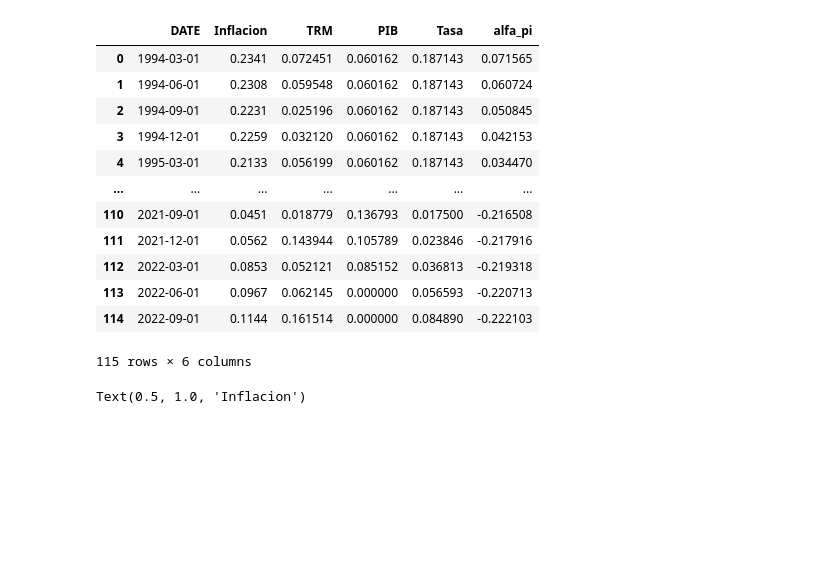
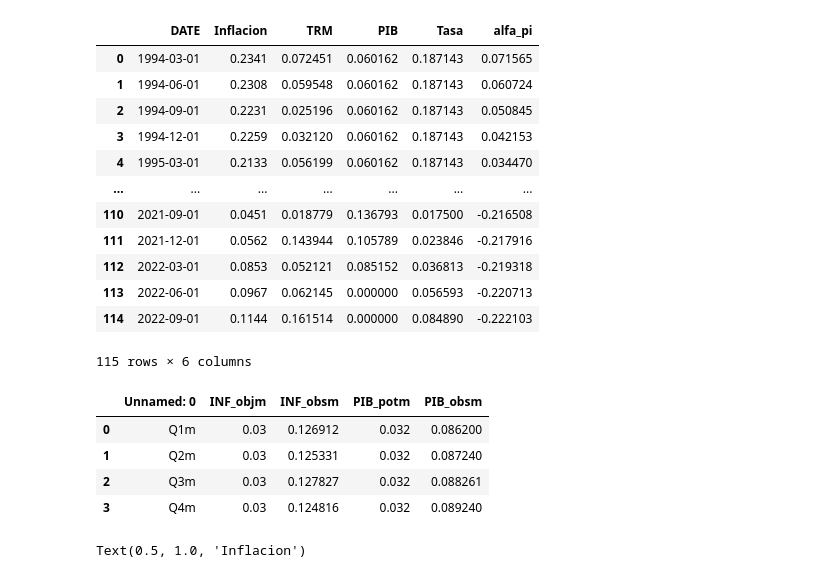
Before and after one commit to LauraCorredor7/Finanzas-Computacionales, a Jupyter notebook: Taller_Final.ipynb, the cells around one changed output. Cells and saved outputs as stored; diff of their text form; code cells hidden in the pictures; blank space fills up the shorter version.

```diff
--- a/Taller_Final.ipynb
+++ b/Taller_Final.ipynb
@@ -41,6 +73,15 @@ df
 | 113 | 2022-06-01 | 0.0967 | 0.062145 | 0.000000 | 0.056593 | -0.220713 |
 | 114 | 2022-09-01 | 0.1144 | 0.161514 | 0.000000 | 0.084890 | -0.222103 |
 115 rows × 6 columns
+# %%
+df1=pd.read_excel("Data.xlsx").dropna()
+df1
+# %% [output]
+|  | Unnamed: 0 | INF_objm | INF_obsm | PIB_potm | PIB_obsm |
+| 0 | Q1m | 0.03 | 0.126912 | 0.032 | 0.086200 |
+| 1 | Q2m | 0.03 | 0.125331 | 0.032 | 0.087240 |
+| 2 | Q3m | 0.03 | 0.127827 | 0.032 | 0.088261 |
+| 3 | Q4m | 0.03 | 0.124816 | 0.032 | 0.089240 |
 # %%
 
 plt.figure(figsize=(15,6))
```
Also changed, not shown: parts of 33 cells of this notebook.
